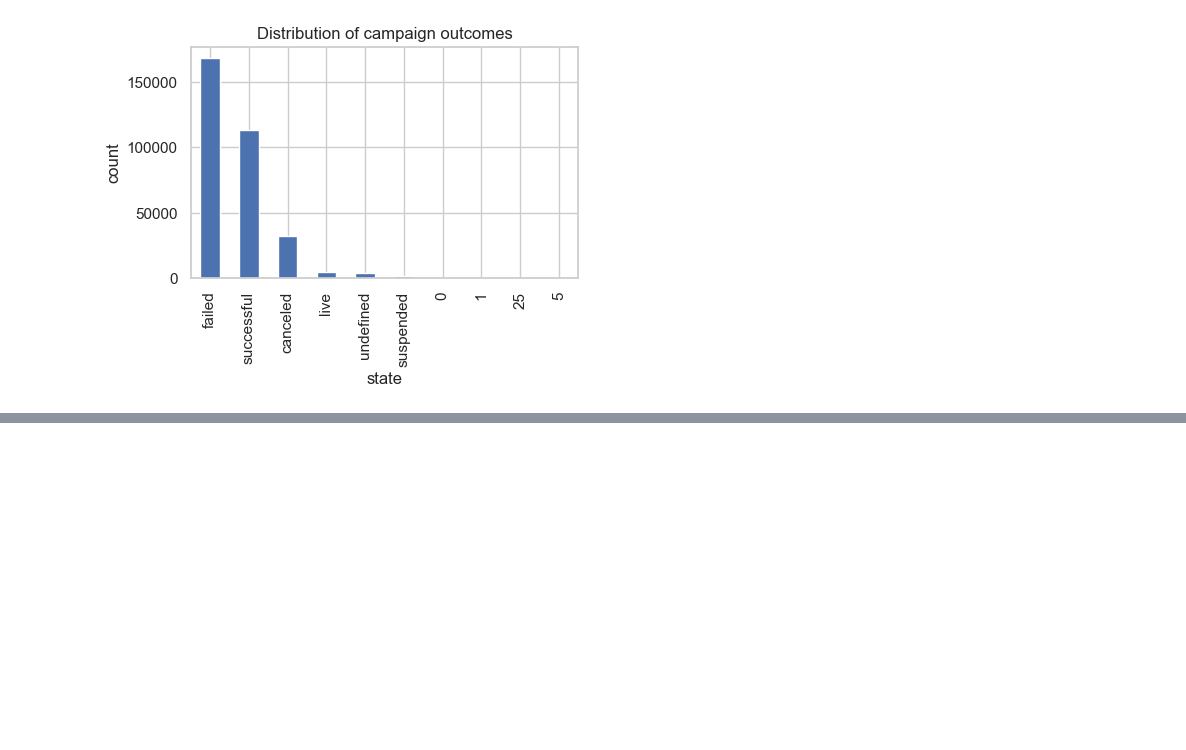
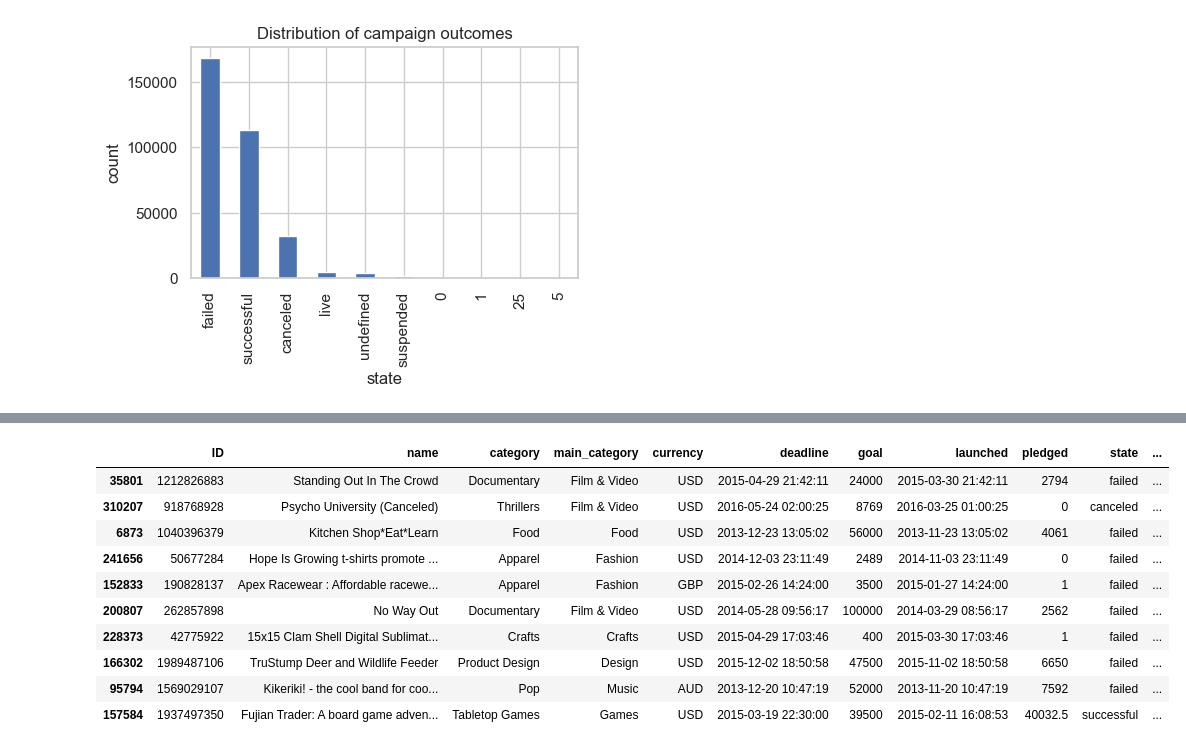
Before and after one commit to Sirraff/kickstarter_project, a Jupyter notebook: kick_learner.ipynb, the cells around one changed output, grey strips where cells are left out. Drawn from its saved outputs; the diff is of its cells as text; code cells hidden in the pictures; blank space fills up the shorter version.

```diff
--- a/kick_learner.ipynb
+++ b/kick_learner.ipynb
@@ -104,0 +122,14 @@ plt.show()
+# %%
+df.sample(10)
+# %% [output]
+|  | ID | name | category | main_category | currency | deadline | goal | launched | pledged | state | ... |
+| 35801 | 1212826883 | Standing Out In The Crowd | Documentary | Film & Video | USD | 2015-04-29 21:42:11 | 24000 | 2015-03-30 21:42:11 | 2794 | failed | ... |
+| 310207 | 918768928 | Psycho University (Canceled) | Thrillers | Film & Video | USD | 2016-05-24 02:00:25 | 8769 | 2016-03-25 01:00:25 | 0 | canceled | ... |
+| 6873 | 1040396379 | Kitchen Shop*Eat*Learn | Food | Food | USD | 2013-12-23 13:05:02 | 56000 | 2013-11-23 13:05:02 | 4061 | failed | ... |
+| 241656 | 50677284 | Hope Is Growing t-shirts promote ... | Apparel | Fashion | USD | 2014-12-03 23:11:49 | 2489 | 2014-11-03 23:11:49 | 0 | failed | ... |
+| 152833 | 190828137 | Apex Racewear : Affordable racewe... | Apparel | Fashion | GBP | 2015-02-26 14:24:00 | 3500 | 2015-01-27 14:24:00 | 1 | failed | ... |
+| 200807 | 262857898 | No Way Out | Documentary | Film & Video | USD | 2014-05-28 09:56:17 | 100000 | 2014-03-29 08:56:17 | 2562 | failed | ... |
+| 228373 | 42775922 | 15x15 Clam Shell Digital Sublimat... | Crafts | Crafts | USD | 2015-04-29 17:03:46 | 400 | 2015-03-30 17:03:46 | 1 | failed | ... |
+| 166302 | 1989487106 | TruStump Deer and Wildlife Feeder | Product Design | Design | USD | 2015-12-02 18:50:58 | 47500 | 2015-11-02 18:50:58 | 6650 | failed | ... |
+| 95794 | 1569029107 | Kikeriki! - the cool band for coo... | Pop | Music | AUD | 2013-12-20 10:47:19 | 52000 | 2013-11-20 10:47:19 | 7592 | failed | ... |
+| 157584 | 1937497350 | Fujian Trader: A board game adven... | Tabletop Games | Games | USD | 2015-03-19 22:30:00 | 39500 | 2015-02-11 16:08:53 | 40032.5 | successful | ... |
```
Also changed, not shown: parts of 17 cells of this notebook, 1 other file.
